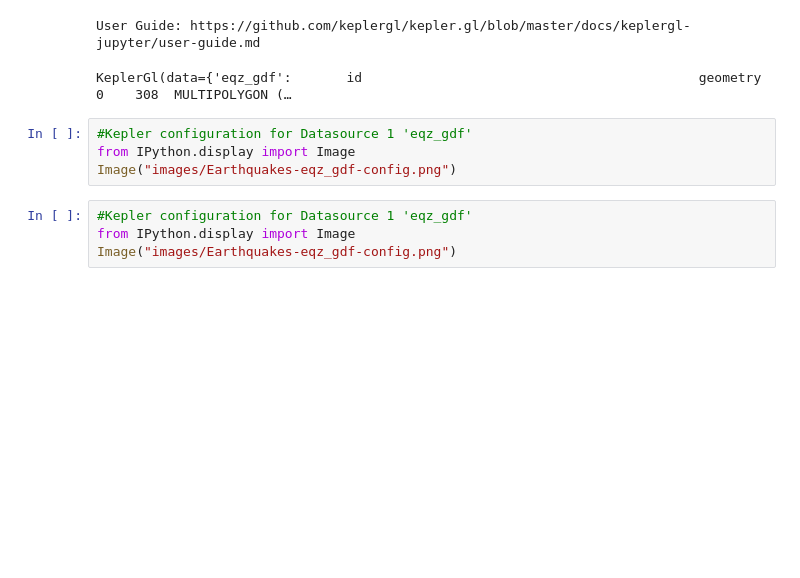
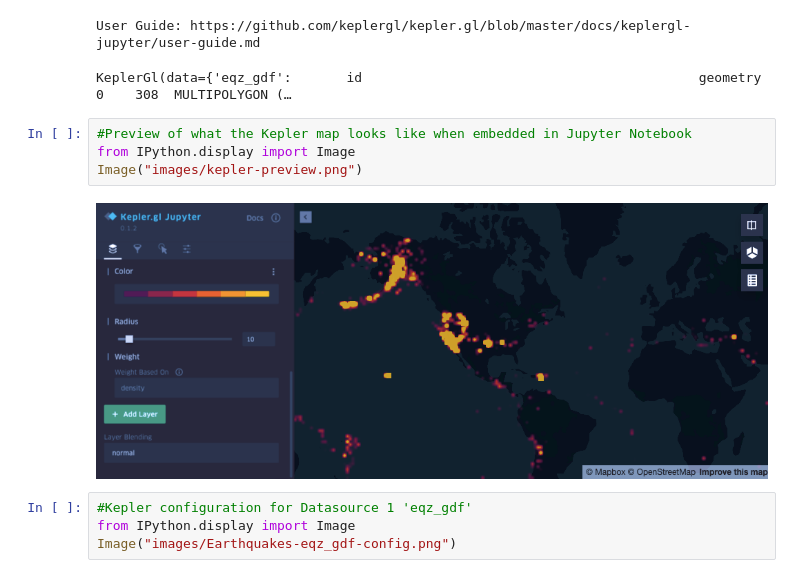
Before and after one commit to getcontrol/geospatial, a Jupyter notebook: San Francisco & World Earthquakes.ipynb, the cells around one changed output. Drawn from its saved outputs; the diff is of its cells as text; blank space fills up the shorter version.

```diff
--- a/San Francisco & World Earthquakes.ipynb
+++ b/San Francisco & World Earthquakes.ipynb
@@ -46,9 +46,11 @@ User Guide: https://github.com/keplergl/kepler.gl/blob/master/docs/keplergl-jupy
 KeplerGl(data={'eqz_gdf':       id                                           geometry
 0    308  MULTIPOLYGON (…
 # %%
-#Kepler configuration for Datasource 1 'eqz_gdf'
+#Preview of what the Kepler map looks like when embedded in Jupyter Notebook
 from IPython.display import Image
-Image("images/Earthquakes-eqz_gdf-config.png")
+Image("images/kepler-preview.png")
+# %% [output]
+[figure, added]
 # %%
 #Kepler configuration for Datasource 1 'eqz_gdf'
 from IPython.display import Image
```
Also changed, not shown: 4 other files.
